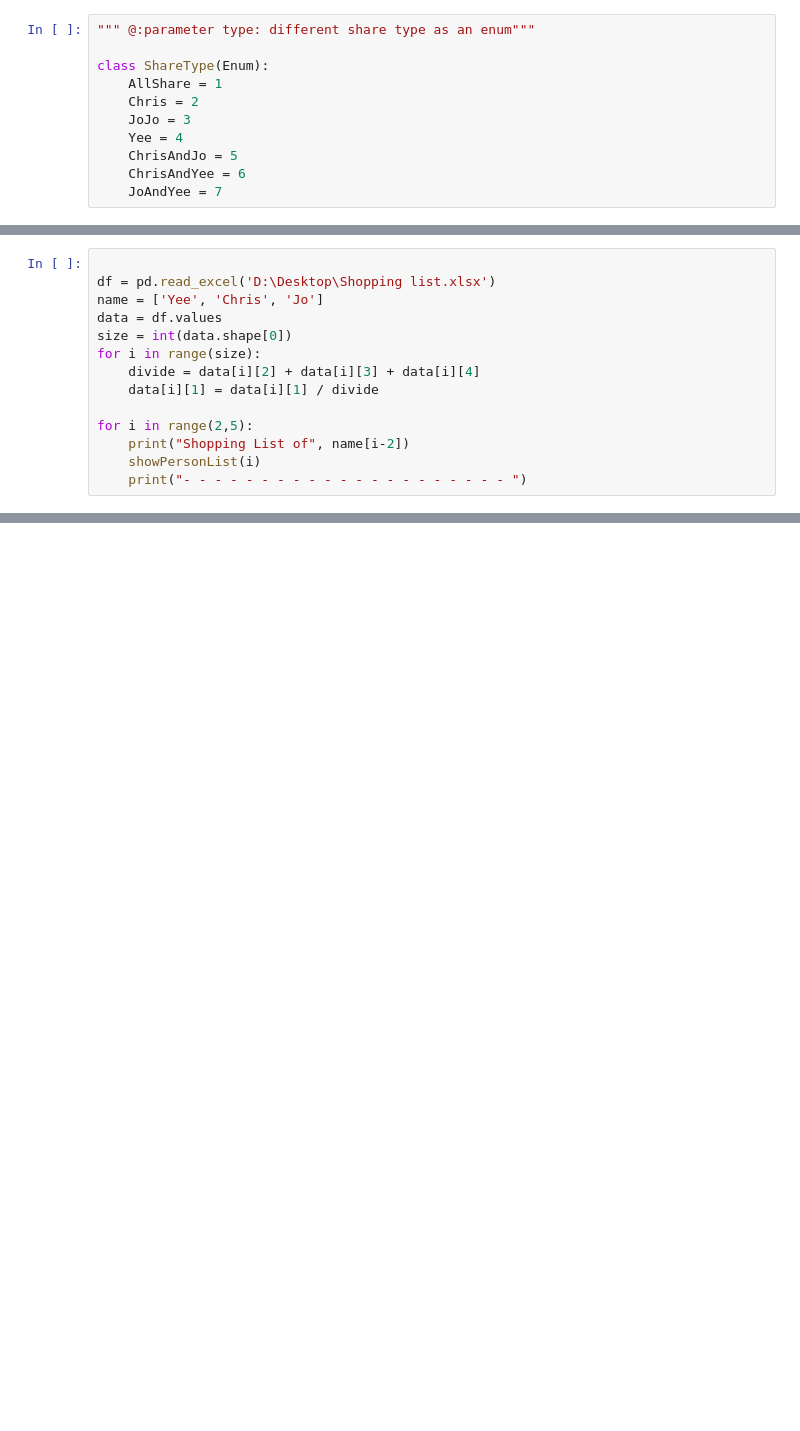
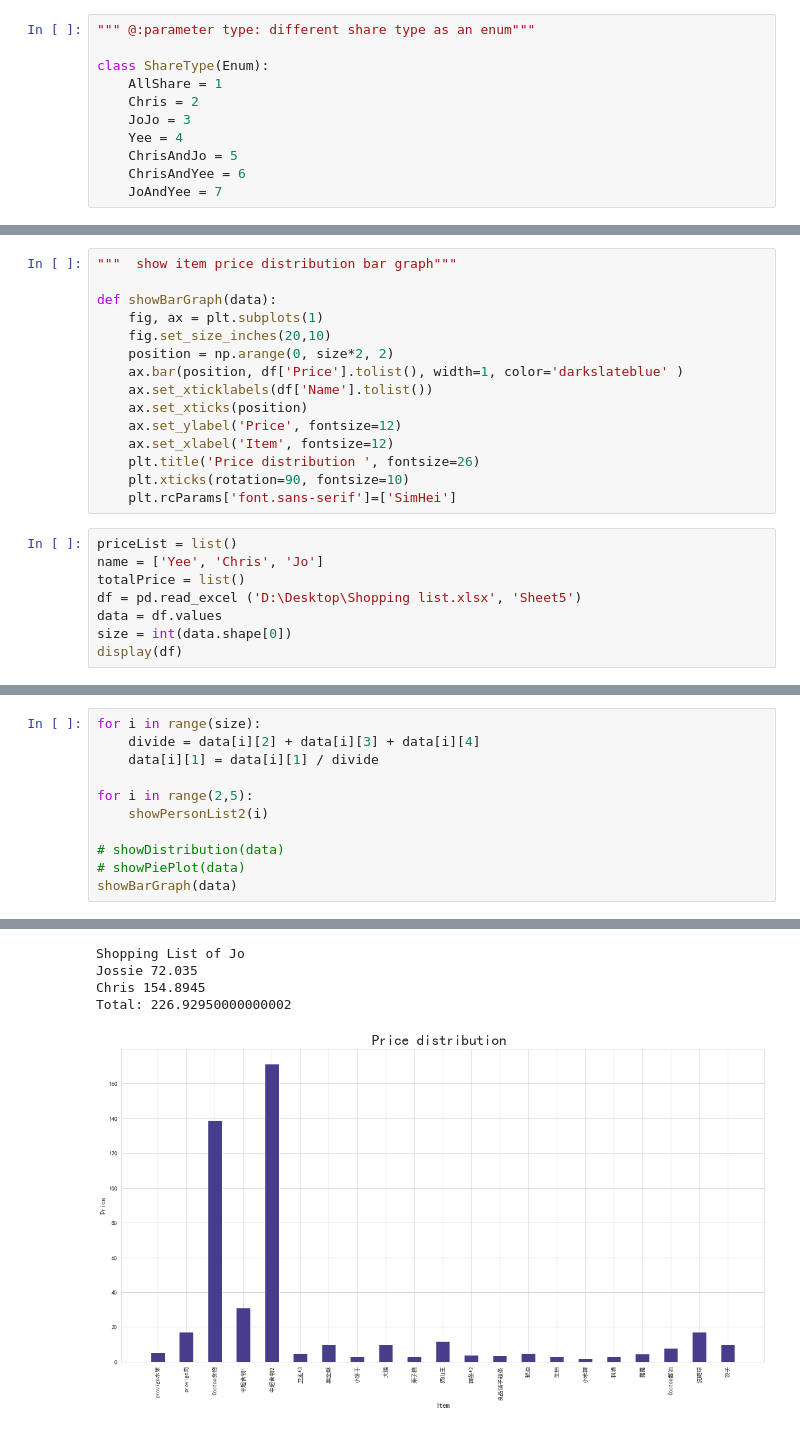
Before and after one commit to Grindewald1900/FunnyProjects, a Jupyter notebook: Python/Shopping-list.ipynb, the cells around one changed output, grey strips where cells are left out. Drawn from its saved outputs; the diff is of its cells as text; blank space fills up the shorter version.

```diff
--- a/Python/Shopping-list.ipynb
+++ b/Python/Shopping-list.ipynb
@@ -41,0 +100,23 @@ def showPersonList(index):
+# %%
+"""  show item price distribution bar graph"""
+
+def showBarGraph(data):
+    fig, ax = plt.subplots(1)
+    fig.set_size_inches(20,10)
+    position = np.arange(0, size*2, 2)
+    ax.bar(position, df['Price'].tolist(), width=1, color='darkslateblue' )
+    ax.set_xticklabels(df['Name'].tolist())
+    ax.set_xticks(position)
+    ax.set_ylabel('Price', fontsize=12)
+    ax.set_xlabel('Item', fontsize=12)
+    plt.title('Price distribution ', fontsize=26)
+    plt.xticks(rotation=90, fontsize=10)
+    plt.rcParams['font.sans-serif']=['SimHei']
+# %%
+priceList = list()
+name = ['Yee', 'Chris', 'Jo']
+totalPrice = list()
+df = pd.read_excel ('D:\Desktop\Shopping list.xlsx', 'Sheet5')
+data = df.values
+size = int(data.shape[0])
+display(df)
@@ -42,15 +158,12 @@ def showPersonList(index):
 # %%
-
-df = pd.read_excel('D:\Desktop\Shopping list.xlsx')
-name = ['Yee', 'Chris', 'Jo']
-data = df.values
-size = int(data.shape[0])
 for i in range(size):
     divide = data[i][2] + data[i][3] + data[i][4]
     data[i][1] = data[i][1] / divide
 
 for i in range(2,5):
-    print("Shopping List of", name[i-2])
-    showPersonList(i)
-    print("- - - - - - - - - - - - - - - - - - - - - ")
+    showPersonList2(i)
+
+# showDistribution(data)
+# showPiePlot(data)
+showBarGraph(data)
 # %% [output]
@@ -73,0 +210,5 @@ Total: 91.57166666666667
+Shopping List of Jo
+Jossie 72.035
+Chris 154.8945
+Total: 226.92950000000002
+[figure, added]
```
Also changed, not shown: parts of 8 cells of this notebook.
